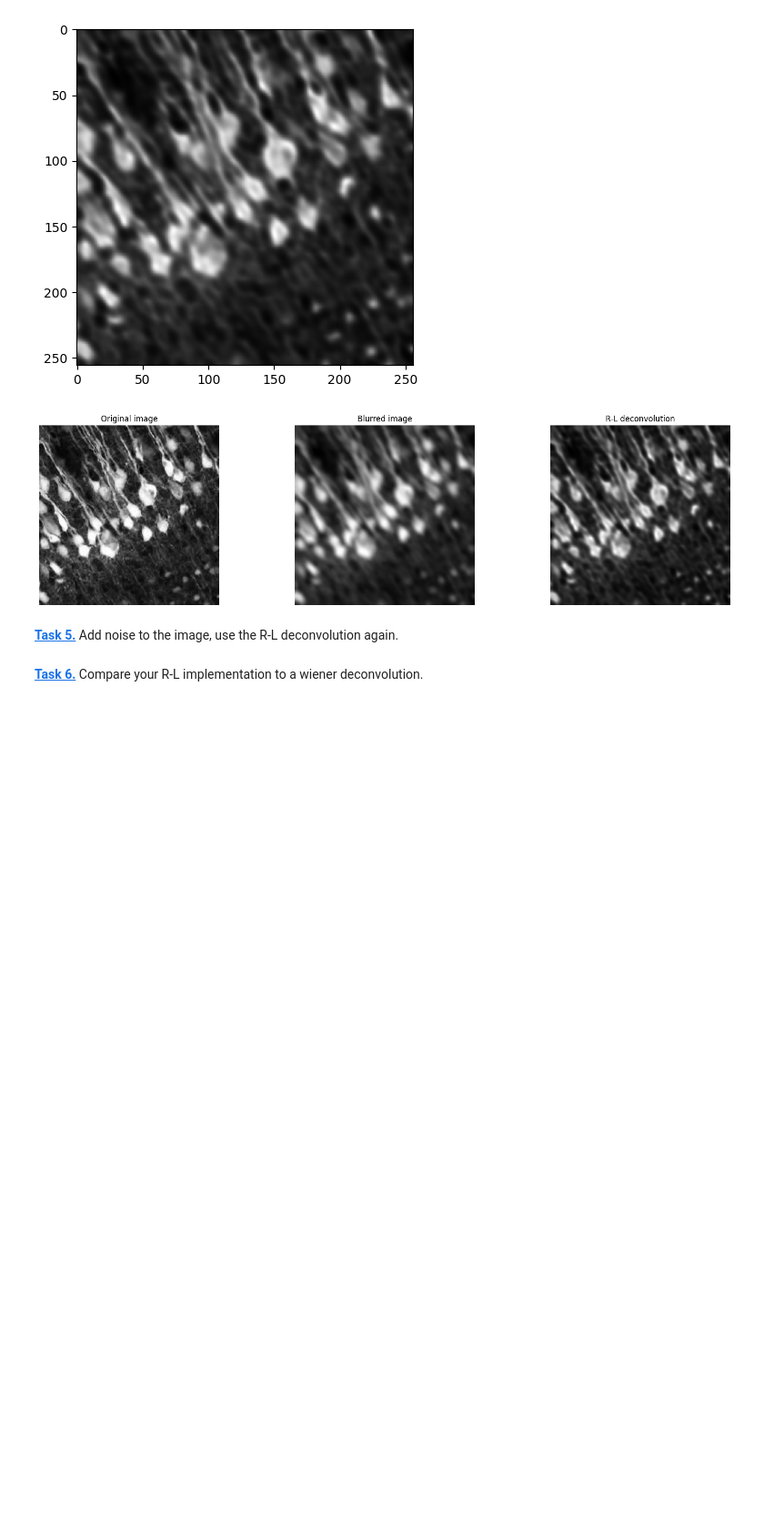
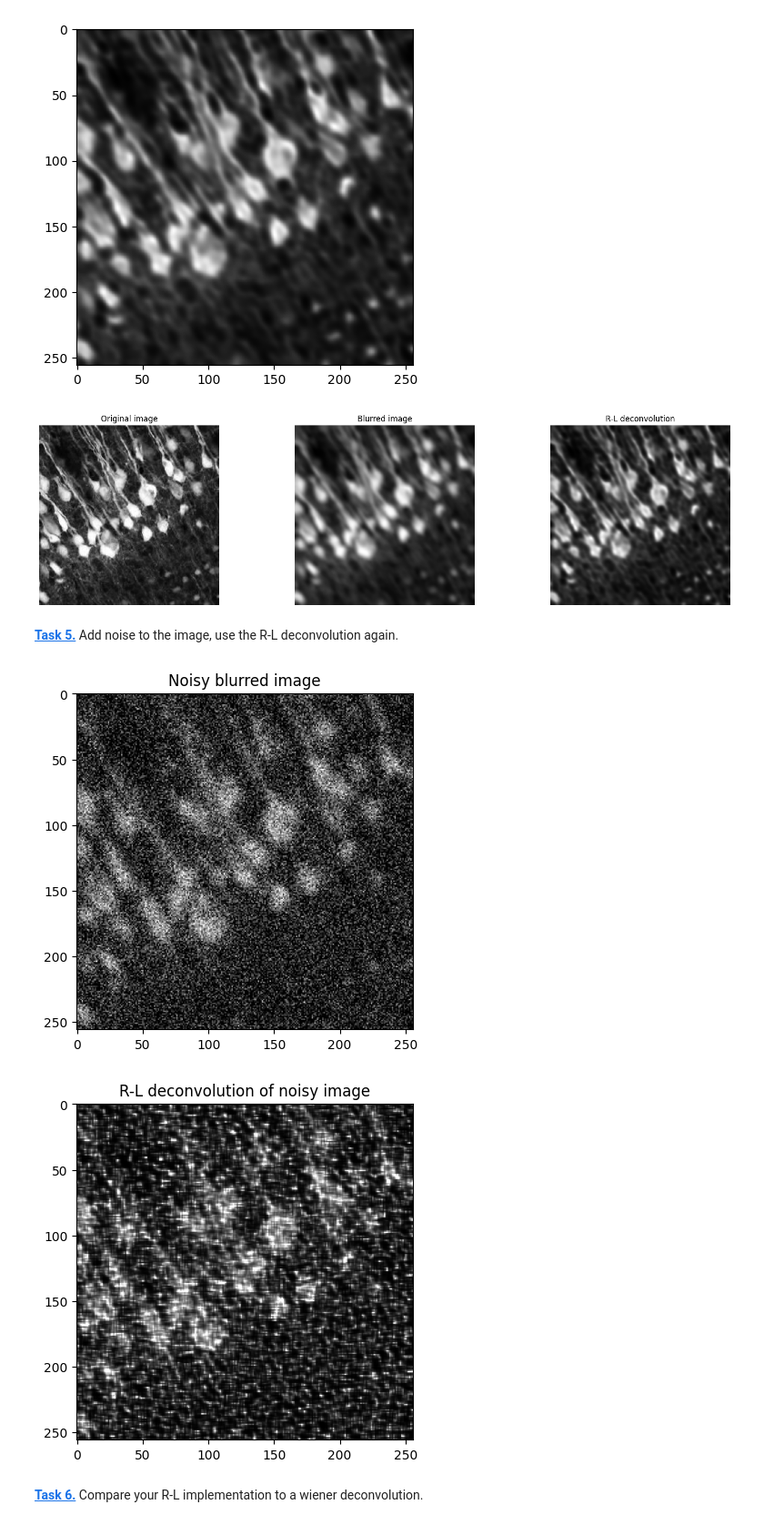
Before and after one commit to DavidDulkies31/mobi-fs5-python, a Jupyter notebook: deconvolution.ipynb, the cells around one changed output. Shown at 91% size. Saved outputs shown, nothing was run; the diff lists cells and outputs as text; code cells hidden in the pictures; blank space fills up the shorter version.

Commit message:
Finish deconvolution

```diff
--- a/deconvolution.ipynb
+++ b/deconvolution.ipynb
@@ -47,8 +47,8 @@ plt.imshow(create_psf(psf_size), 'gray')
 # %% [markdown]
 Apply the second psf to the image:
 # %%
-img_gaussian_psf = conv(img, create_psf(psf_size), mode='same', boundary='symm')
-plt.imshow(img_gaussian_psf, 'gray')
+img_blurred_psf = conv(img, create_psf(psf_size), mode='same', boundary='symm') # Faltung des Bildes mit dem Gauß-PSF-Kernel
+plt.imshow(img_blurred_psf, 'gray')
 # %% [output]
 <matplotlib.image.AxesImage at 0x...>
 [figure]
@@ -95,5 +95,20 @@ plt.show()
 noise = (np.random.normal(loc=0,size=img.shape))
 reduce_factor = 5
 noise = noise / reduce_factor
+# %%
+# add noise to the blurred image
+noisy_blurred_img = (img_blurred_psf + noise).clip(0,1)
+plt.imshow(noisy_blurred_img, 'gray')
+plt.title('Noisy blurred image')
+plt.show()
+
+# apply richardson-lucy deconvolution to the noisy blurred image
+r_l_deconvolved_noisy_img = richardson_lucy_deconvolution(noisy_blurred_img, create_psf(psf_size), n_iterations=30)
+plt.imshow(r_l_deconvolved_noisy_img, 'gray')
+plt.title('R-L deconvolution of noisy image')
+plt.show()
+# %% [output]
+[figure, added]
+[figure, added]
 # %% [markdown]
 **[Task 6.]()** Compare your R-L implementation to a wiener deconvolution.
```
Also changed, not shown: parts of 10 cells of this notebook.
